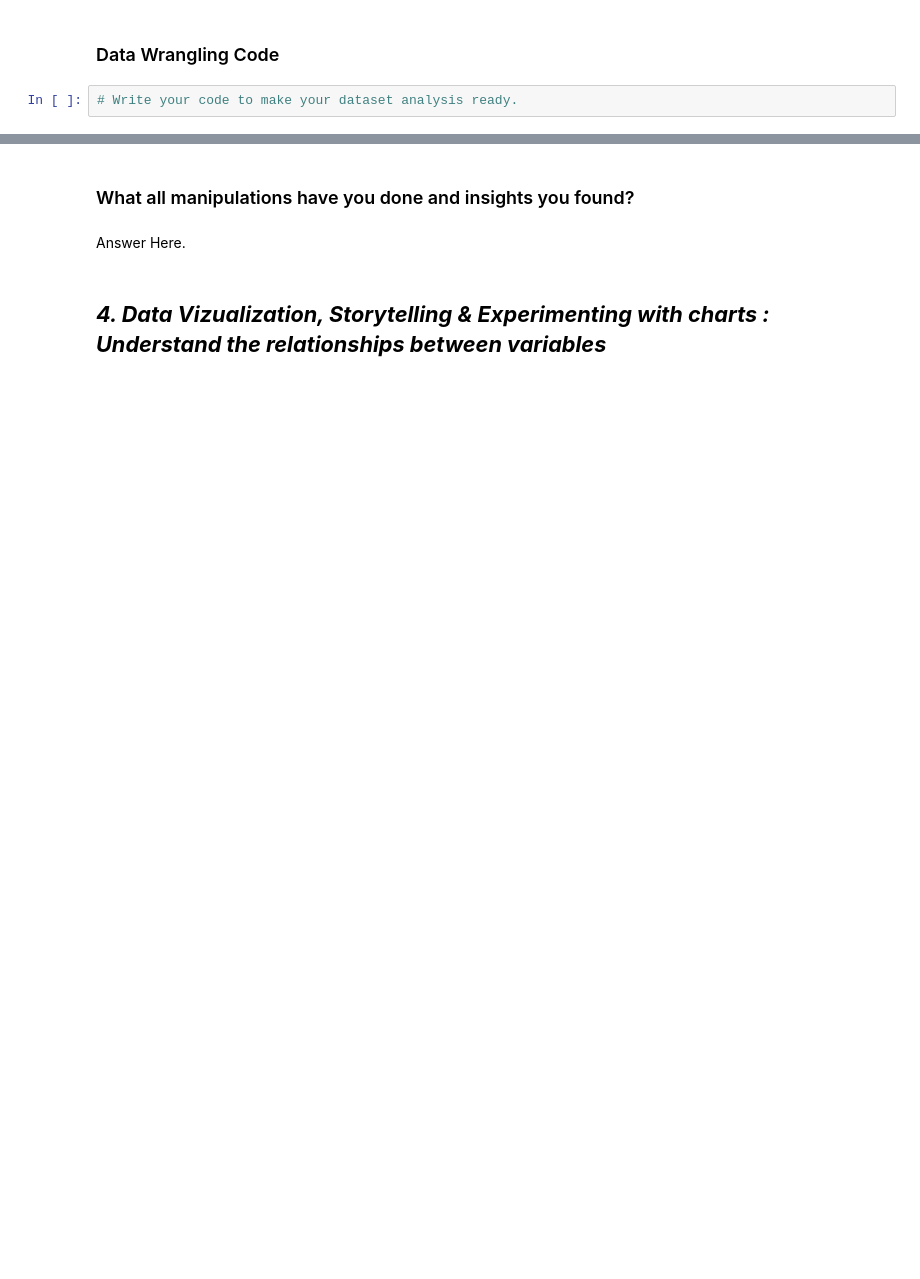
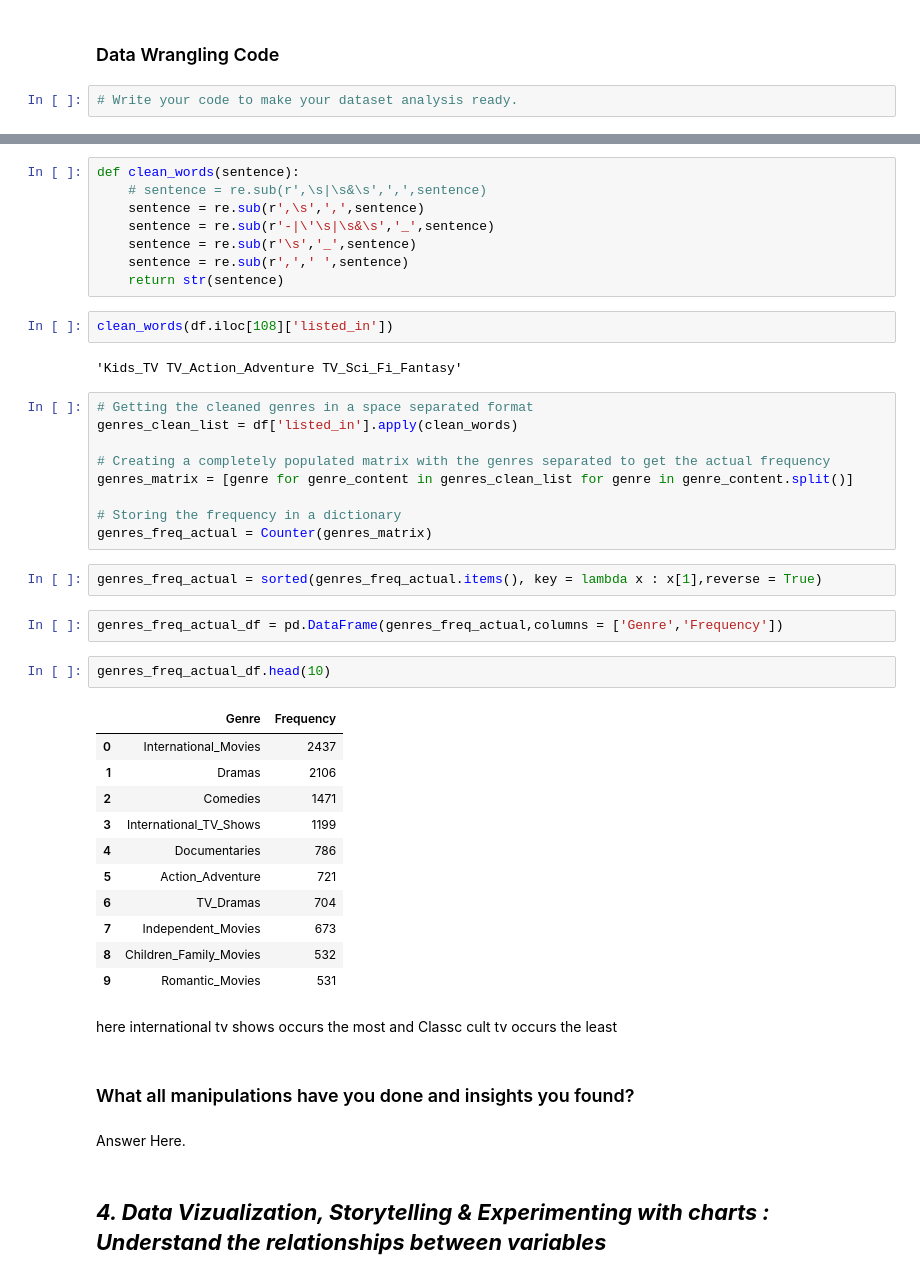
Before and after one commit to 007tickooayush/ML-Unsupervised-Netflix-Clustering-Recommendation-Project, a Jupyter notebook: Ayush_Tickoo_ML_Capstone_Unsupervised_Project.ipynb, the cells around one changed output, grey strips where cells are left out. Drawn from its saved outputs; the diff is of its cells as text; blank space fills up the shorter version.

Commit message:
processed genres and generated the frequency for each of them

```diff
--- a/Ayush_Tickoo_ML_Capstone_Unsupervised_Project.ipynb
+++ b/Ayush_Tickoo_ML_Capstone_Unsupervised_Project.ipynb
@@ -302,3 +397,44 @@ Answer Here
+# %%
+def clean_words(sentence):
+    # sentence = re.sub(r',\s|\s&\s',',',sentence)
+    sentence = re.sub(r',\s',',',sentence)
+    sentence = re.sub(r'-|\'\s|\s&\s','_',sentence)
+    sentence = re.sub(r'\s','_',sentence)
+    sentence = re.sub(r',',' ',sentence)
+    return str(sentence)
+# %%
+clean_words(df.iloc[108]['listed_in'])
+# %% [output]
+'Kids_TV TV_Action_Adventure TV_Sci_Fi_Fantasy'
+# %%
+# Getting the cleaned genres in a space separated format
+genres_clean_list = df['listed_in'].apply(clean_words)
+
+# Creating a completely populated matrix with the genres separated to get the actual frequency
+genres_matrix = [genre for genre_content in genres_clean_list for genre in genre_content.split()]
+
+# Storing the frequency in a dictionary
+genres_freq_actual = Counter(genres_matrix)
+# %%
+genres_freq_actual = sorted(genres_freq_actual.items(), key = lambda x : x[1],reverse = True)
+# %%
+genres_freq_actual_df = pd.DataFrame(genres_freq_actual,columns = ['Genre','Frequency'])
+# %%
+genres_freq_actual_df.head(10)
+# %% [output]
+|  | Genre | Frequency |
+| 0 | International_Movies | 2437 |
+| 1 | Dramas | 2106 |
+| 2 | Comedies | 1471 |
+| 3 | International_TV_Shows | 1199 |
+| 4 | Documentaries | 786 |
+| 5 | Action_Adventure | 721 |
+| 6 | TV_Dramas | 704 |
+| 7 | Independent_Movies | 673 |
+| 8 | Children_Family_Movies | 532 |
+| 9 | Romantic_Movies | 531 |
+# %% [markdown]
+here international tv shows occurs the most and Classc cult tv occurs the least
 # %% [markdown]
 ### What all manipulations have you done and insights you found?
 # %% [markdown]
```
Also changed, not shown: parts of 21 cells of this notebook.
